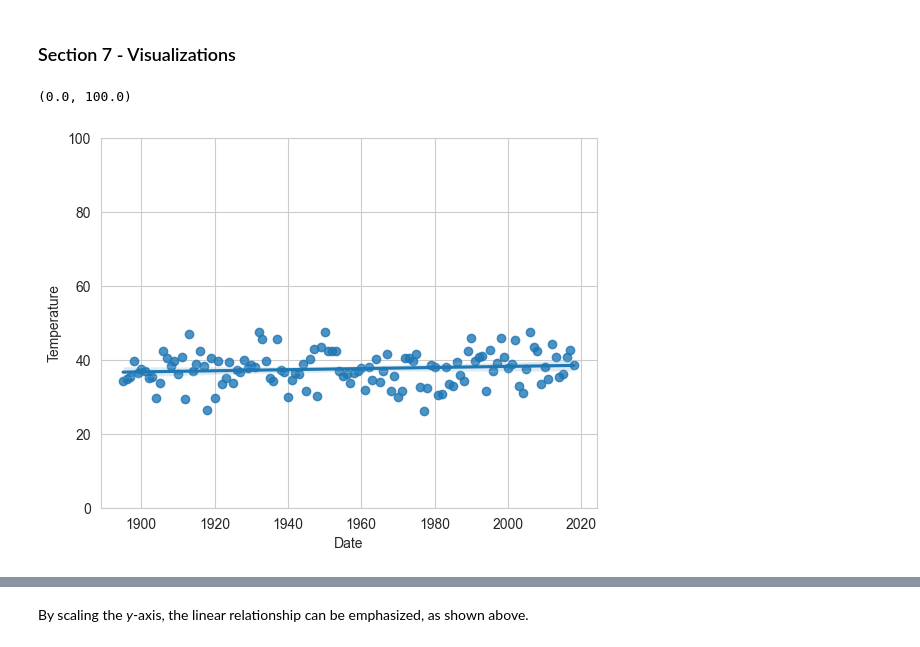
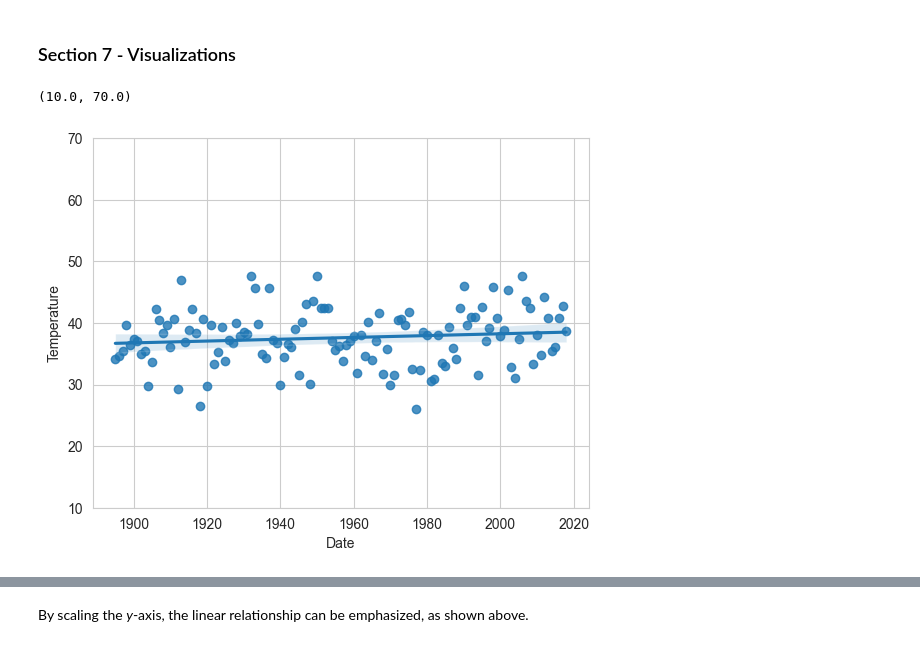
Before and after one commit to james-0177/datafun-07-ml, a Jupyter notebook: pinkston_ml.ipynb, the cells around one changed output, grey strips where cells are left out. Saved outputs shown, nothing was run; the diff lists cells and outputs as text; code cells hidden in the pictures.

```diff
--- a/pinkston_ml.ipynb
+++ b/pinkston_ml.ipynb
@@ -183,10 +183,10 @@ np.float64(38.5922281667978)
 # %%
 # Generate a scatter plot with a best fit line
 
 sns.set_style('whitegrid')
 
 axes = sns.regplot(x=nyc_df.Date, y=nyc_df.Temperature)
-axes.set_ylim(0, 100)
+axes.set_ylim(10, 70)
 # %% [output]
-(0.0, 100.0)
+(10.0, 70.0)
-[figure, old version]
+[figure, new version]
```
Also changed, not shown: parts of 61 cells of this notebook, 1 other file.
